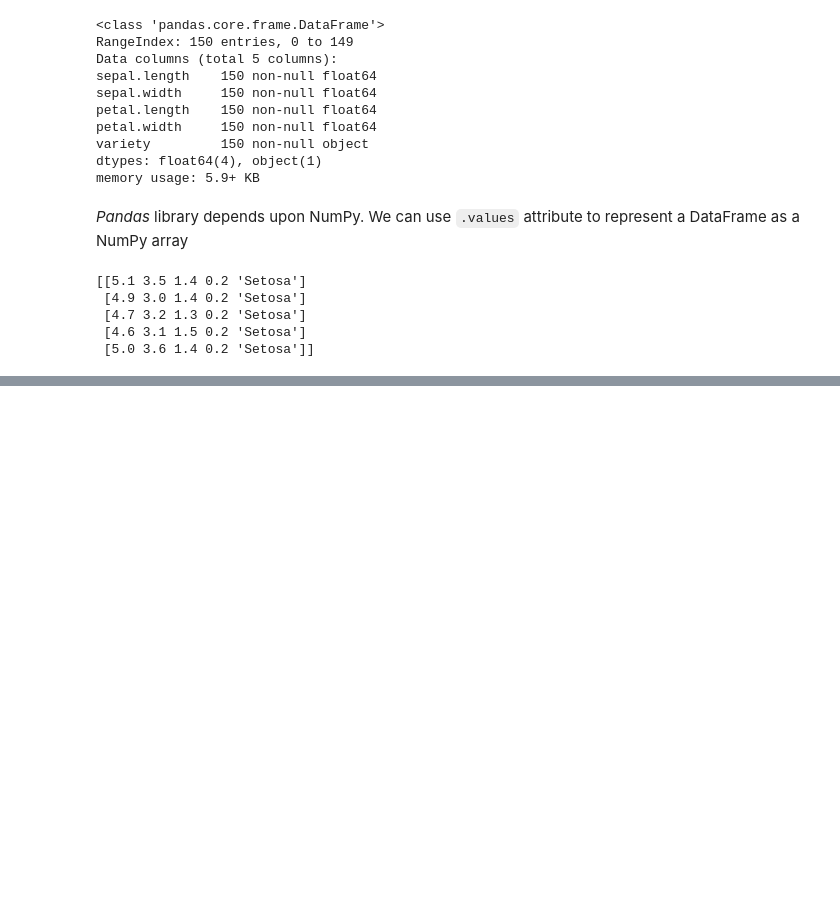
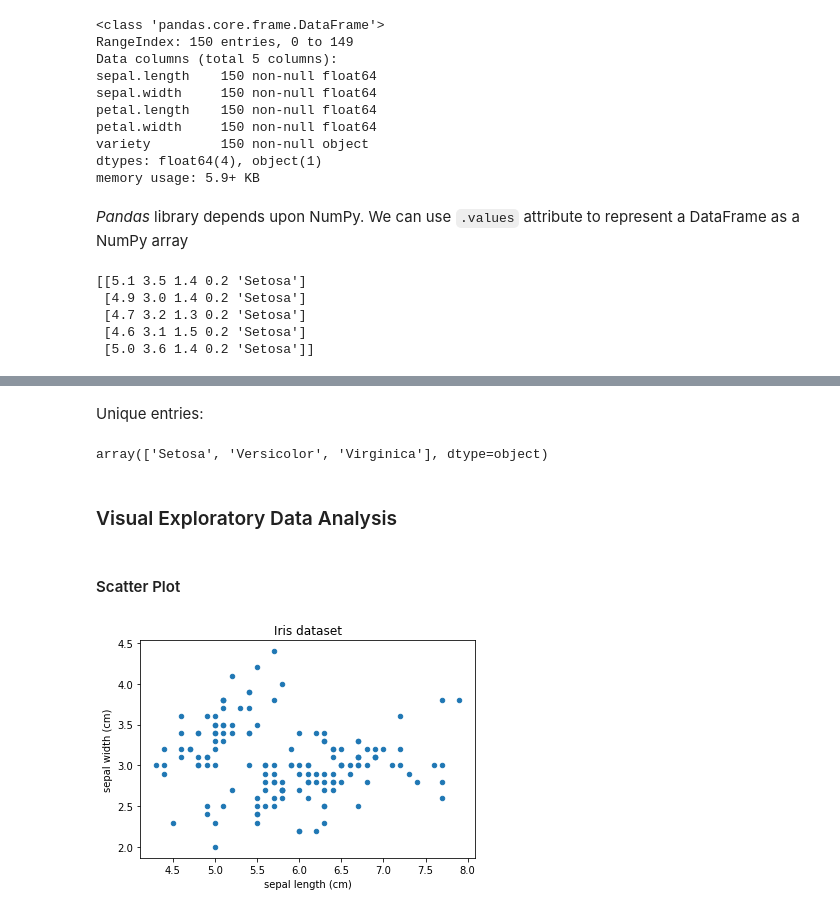
Before and after one commit to kaymal/python-teach, a Jupyter notebook: Python for Data Science/Data Analysis with Pandas.ipynb, the cells around one changed output, grey strips where cells are left out. Cells and saved outputs as stored; diff of their text form; code cells hidden in the pictures; blank space fills up the shorter version.

Commit message:
Added 'Statistical/Visual Exploratory Data Analysis'

```diff
--- a/Python for Data Science/Data Analysis with Pandas.ipynb
+++ b/Python for Data Science/Data Analysis with Pandas.ipynb
@@ -108,0 +178,8 @@ print(np_values[:5])
+# %% [markdown]
+Unique entries:
+# %%
+df['variety'].unique()
+# %% [output]
+array(['Setosa', 'Versicolor', 'Virginica'], dtype=object)
+# %% [markdown]
+### Visual Exploratory Data Analysis
@@ -108,0 +188,10 @@ print(np_values[:5])
+# %% [markdown]
+#### Scatter Plot
+# %%
+df.plot(x='sepal.length', y='sepal.width', kind='scatter')
+plt.title('Iris dataset')
+plt.xlabel('sepal length (cm)')
+plt.ylabel('sepal width (cm)')
+plt.show()
+# %% [output]
+[figure, added]
```
Also changed, not shown: parts of 27 cells of this notebook.
